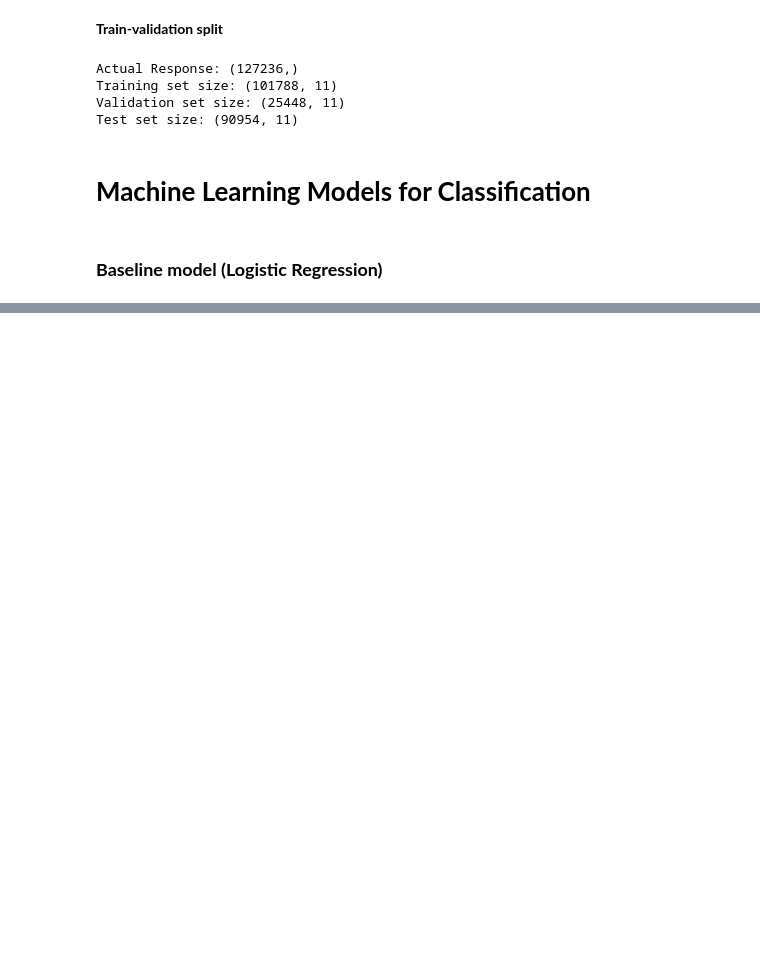
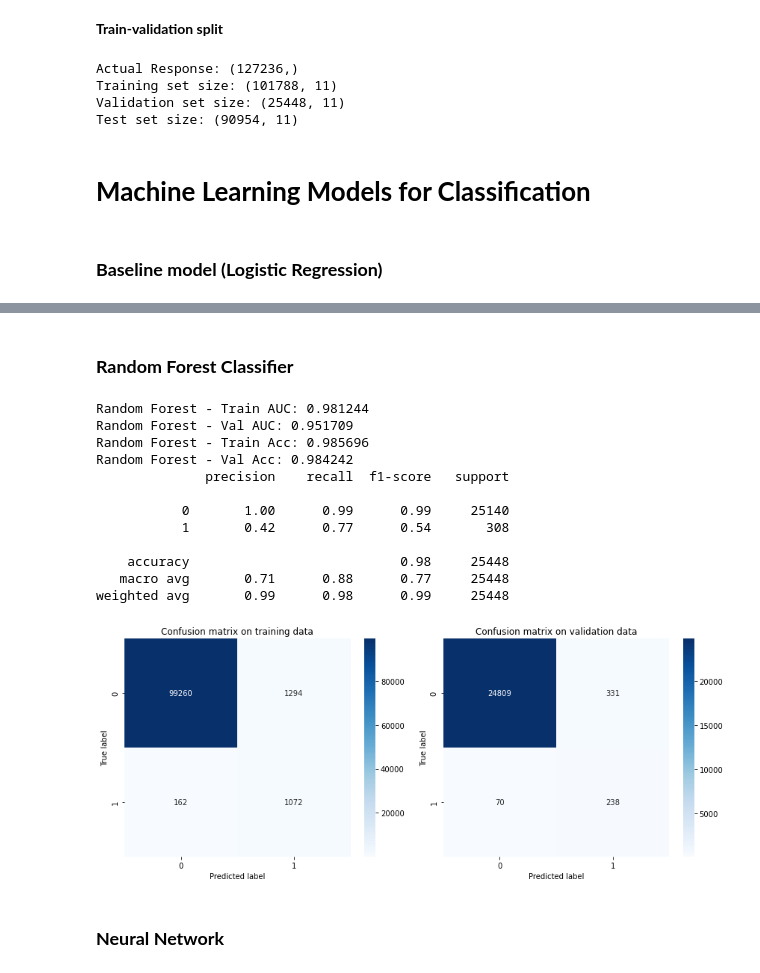
Before and after one commit to neehanthreddym/machine-failure-prediction, a Jupyter notebook: notebooks/machine_failure_classification.ipynb, the cells around one changed output, grey strips where cells are left out. Cells and saved outputs as stored; diff of their text form; code cells hidden in the pictures; blank space fills up the shorter version.

```diff
--- a/notebooks/machine_failure_classification.ipynb
+++ b/notebooks/machine_failure_classification.ipynb
@@ -420,0 +416,55 @@ plt.show()
+# %% [markdown]
+### **Random Forest Classifier**
+# %%
+from sklearn.ensemble import RandomForestClassifier
+
+rf_clf = RandomForestClassifier(n_estimators=200, max_depth=10, min_samples_split=5, min_samples_leaf=2, class_weight='balanced', random_state=42)
+rf_clf.fit(X_train, y_train)
+
+y_pred_train_rf = rf_clf.predict(X_train)
+y_prob_train_rf = rf_clf.predict_proba(X_train)[:, 1]
+
+y_pred_val_rf = rf_clf.predict(X_val)
+y_prob_val_rf = rf_clf.predict_proba(X_val)[:, 1]
+
+# Scores
+print(f"Random Forest - Train AUC: {roc_auc_score(y_train, y_prob_train_rf):.6f}")
+print(f"Random Forest - Val AUC: {roc_auc_score(y_val, y_prob_val_rf):.6f}")
+print(f"Random Forest - Train Acc: {accuracy_score(y_train, y_pred_train_rf):.6f}")
+print(f"Random Forest - Val Acc: {accuracy_score(y_val, y_pred_val_rf):.6f}")
+print(classification_report(y_true=y_val, y_pred=y_pred_val_rf))
+
+rf_train_cm = confusion_matrix(y_train, y_pred_train_rf, labels=rf_clf.classes_)
+rf_val_cm = confusion_matrix(y_val, y_pred_val_rf, labels=rf_clf.classes_)
+
+plt.figure(figsize=(12, 5))
+plt.subplot(1,2,1)
+sns.heatmap(rf_train_cm, annot=True, fmt='d', cmap='Blues')
+plt.title("Confusion matrix on training data")
+plt.xlabel("Predicted label")
+plt.ylabel("True label")
+
+plt.subplot(1,2,2)
+sns.heatmap(rf_val_cm, annot=True, fmt='d', cmap='Blues')
+plt.title("Confusion matrix on validation data")
+plt.xlabel("Predicted label")
+plt.ylabel("True label")
+
+plt.tight_layout()
+plt.show()
+# %% [output]
+Random Forest - Train AUC: 0.981244
+Random Forest - Val AUC: 0.951709
+Random Forest - Train Acc: 0.985696
+Random Forest - Val Acc: 0.984242
+              precision    recall  f1-score   support
+
+           0       1.00      0.99      0.99     25140
+           1       0.42      0.77      0.54       308
+
+    accuracy                           0.98     25448
+   macro avg       0.71      0.88      0.77     25448
+weighted avg       0.99      0.98      0.99     25448
+[figure, added]
+# %% [markdown]
+### **Neural Network**
```
Also changed, not shown: parts of 15 cells of this notebook, 2 other files.
